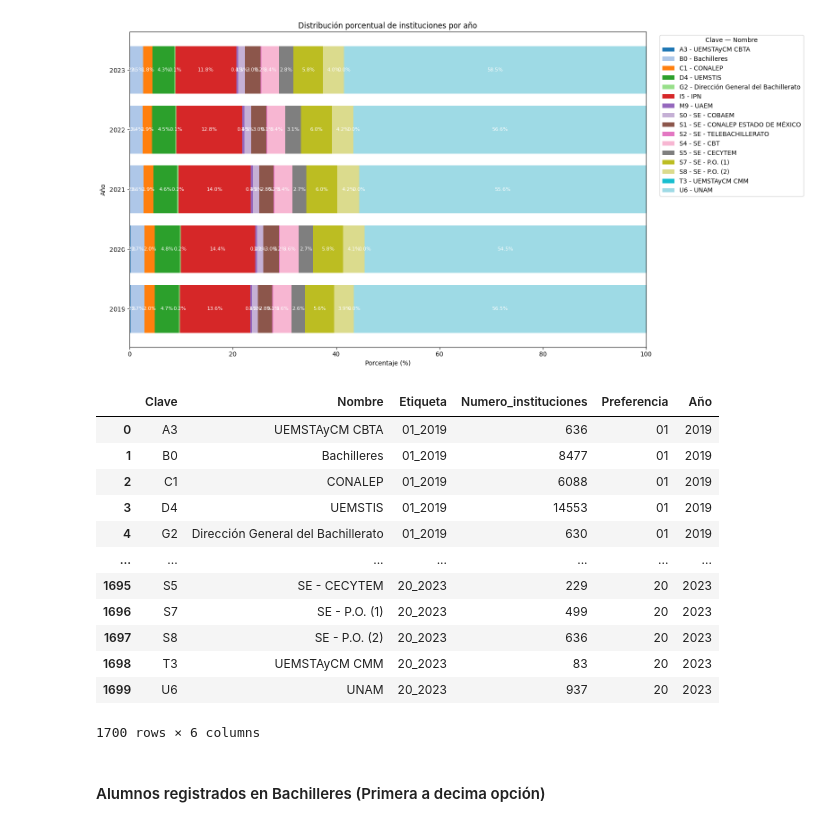
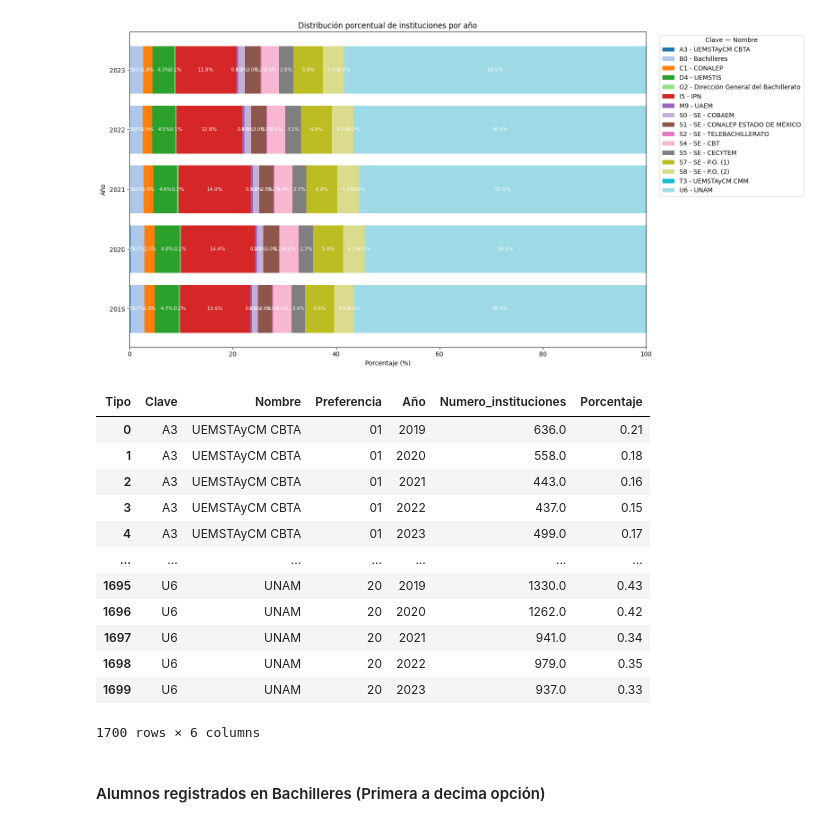
Before and after one commit to socialdataibero/SDI_07_Comipems, a Jupyter notebook: Comipems_Data.ipynb, the cells around one changed output. Drawn from its saved outputs; the diff is of its cells as text; code cells hidden in the pictures.

Commit message:
Se agregaron porcentajes

```diff
--- a/Comipems_Data.ipynb
+++ b/Comipems_Data.ipynb
@@ -1200,27 +1200,18 @@ plt.show()
 [figure]
 # %%
 import re
-import pandas as pd
-
-# dict_sus = dict(sus1923)  # ya tienes esto
-# clvinst = {...}           # tu mapeo clave -> nombre
 
 resumen = []
 years_order = ['2019','2020','2021','2022','2023']
-prefs = [str(i).zfill(2) for i in range(1,21)]  # "01".."20"
+prefs = [str(i).zfill(2) for i in range(1,21)]
 
 for year, df in dict_sus.items():
     año_str = str(year)
-    # columnas que contienen las preferencias (ajusta si son otras)
     cols_opc = [c for c in df.columns if str(c).upper().startswith("OPC_ED")]
     for col in cols_opc:
-        # obtener número de preferencia (últimos 2 dígitos si existen)
         m = re.search(r'(\d{2})$', str(col))
         pref = m.group(1) if m else str(col)[-2:].zfill(2)
-
-        # tomar sólo los 2 primeros caracteres de la clave (como hacías)
         claves_cortas = df[col].astype(str).str[:2].str.strip().str.upper()
-        # opcional: normalizar valores vacíos/nan
         claves_cortas = claves_cortas.replace({'': 'NA', 'nan': 'NA', 'None': 'NA'})
 
         conteo = claves_cortas.value_counts(dropna=False)
@@ -1235,54 +1226,75 @@ for year, df in dict_sus.items():
             })
 
 
 datos_agrupados_long = pd.DataFrame(resumen)
 datos_agrupados_long['Etiqueta'] = datos_agrupados_long['Preferencia'] + '_' + datos_agrupados_long['Año']
+
 tabla_conteos = datos_agrupados_long.pivot_table(
     index=["Clave", "Nombre"],
     columns="Etiqueta",
     values="Numero de instituciones",
     aggfunc="sum",
     fill_value=0
 )
 
-
 expected_labels = [f"{pref}_{year}" for year in years_order for pref in prefs]
 existing_labels = [lab for lab in expected_labels if lab in tabla_conteos.columns]
 
 extra = [c for c in tabla_conteos.columns if c not in existing_labels]
 final_cols = existing_labels + extra
 tabla_conteos = tabla_conteos.reindex(columns=final_cols, fill_value=0)
 
-
 col_sums = tabla_conteos.sum(axis=0).replace(0, 1)
 tabla_porcentajes = (tabla_conteos / col_sums) * 100
 tabla_porcentajes = tabla_porcentajes.round(2)
 tabla_porcentajes.columns = [c + "_%" for c in tabla_porcentajes.columns]
 
-datos_agrupados = pd.concat([tabla_conteos, tabla_porcentajes], axis=1).reset_index()
+datos_agrupados_completo = pd.concat([tabla_conteos, tabla_porcentajes], axis=1).reset_index()
 
-datos_agrupados = tabla_conteos.reset_index().melt(
+datos_agrupados_long_final = datos_agrupados_completo.melt(
     id_vars=['Clave', 'Nombre'],
-    value_vars=final_cols,
+    value_vars=[col for col in datos_agrupados_completo.columns if col not in ['Clave', 'Nombre']],
     var_name='Etiqueta',
-    value_name='Numero_instituciones'
+    value_name='Valor'
 )
-datos_agrupados[['Preferencia','Año']] = datos_agrupados['Etiqueta'].str.split('_', expand=True)
-datos_agrupados.to_csv("Tablas/1.9.0 TodasPreferencias.csv", index=False)
-datos_agrupados
+
+datos_agrupados_long_final['Tipo'] = datos_agrupados_long_final['Etiqueta'].apply(
+    lambda x: 'Porcentaje' if x.endswith('_%') else 'Conteo'
+)
+datos_agrupados_long_final['Etiqueta_limpia'] = datos_agrupados_long_final['Etiqueta'].str.replace('_%', '')
+
+datos_agrupados_long_final[['Preferencia','Año']] = datos_agrupados_long_final['Etiqueta_limpia'].str.split('_', expand=True)
+
+datos_finales = datos_agrupados_long_final.pivot_table(
+    index=['Clave', 'Nombre', 'Preferencia', 'Año'],
+    columns='Tipo',
+    values='Valor',
+    aggfunc='first'
+).reset_index()
+
+datos_finales = datos_finales.rename(columns={
+    'Conteo': 'Numero_instituciones',
+    'Porcentaje': 'Porcentaje'
+})
+
+column_order = ['Clave', 'Nombre', 'Preferencia', 'Año', 'Numero_instituciones', 'Porcentaje']
+datos_finales = datos_finales[column_order]
+
+datos_finales.to_csv("Tablas/1.9.0 TodasPreferencias.csv", index=False)
+datos_finales
 # %% [output]
-|  | Clave | Nombre | Etiqueta | Numero_instituciones | Preferencia | Año |
-| 0 | A3 | UEMSTAyCM CBTA | 01_2019 | 636 | 01 | 2019 |
-| 1 | B0 | Bachilleres | 01_2019 | 8477 | 01 | 2019 |
-| 2 | C1 | CONALEP | 01_2019 | 6088 | 01 | 2019 |
-| 3 | D4 | UEMSTIS | 01_2019 | 14553 | 01 | 2019 |
-| 4 | G2 | Dirección General del Bachillerato | 01_2019 | 630 | 01 | 2019 |
+| Tipo | Clave | Nombre | Preferencia | Año | Numero_instituciones | Porcentaje |
+| 0 | A3 | UEMSTAyCM CBTA | 01 | 2019 | 636.0 | 0.21 |
+| 1 | A3 | UEMSTAyCM CBTA | 01 | 2020 | 558.0 | 0.18 |
+| 2 | A3 | UEMSTAyCM CBTA | 01 | 2021 | 443.0 | 0.16 |
+| 3 | A3 | UEMSTAyCM CBTA | 01 | 2022 | 437.0 | 0.15 |
+| 4 | A3 | UEMSTAyCM CBTA | 01 | 2023 | 499.0 | 0.17 |
 | ... | ... | ... | ... | ... | ... | ... |
-| 1695 | S5 | SE - CECYTEM | 20_2023 | 229 | 20 | 2023 |
-| 1696 | S7 | SE - P.O. (1) | 20_2023 | 499 | 20 | 2023 |
-| 1697 | S8 | SE - P.O. (2) | 20_2023 | 636 | 20 | 2023 |
-| 1698 | T3 | UEMSTAyCM CMM | 20_2023 | 83 | 20 | 2023 |
-| 1699 | U6 | UNAM | 20_2023 | 937 | 20 | 2023 |
+| 1695 | U6 | UNAM | 20 | 2019 | 1330.0 | 0.43 |
+| 1696 | U6 | UNAM | 20 | 2020 | 1262.0 | 0.42 |
+| 1697 | U6 | UNAM | 20 | 2021 | 941.0 | 0.34 |
+| 1698 | U6 | UNAM | 20 | 2022 | 979.0 | 0.35 |
+| 1699 | U6 | UNAM | 20 | 2023 | 937.0 | 0.33 |
 1700 rows × 6 columns
 # %% [markdown]
 #### Alumnos registrados en Bachilleres (Primera a decima opción)
```
Also changed, not shown: 1 other file.
